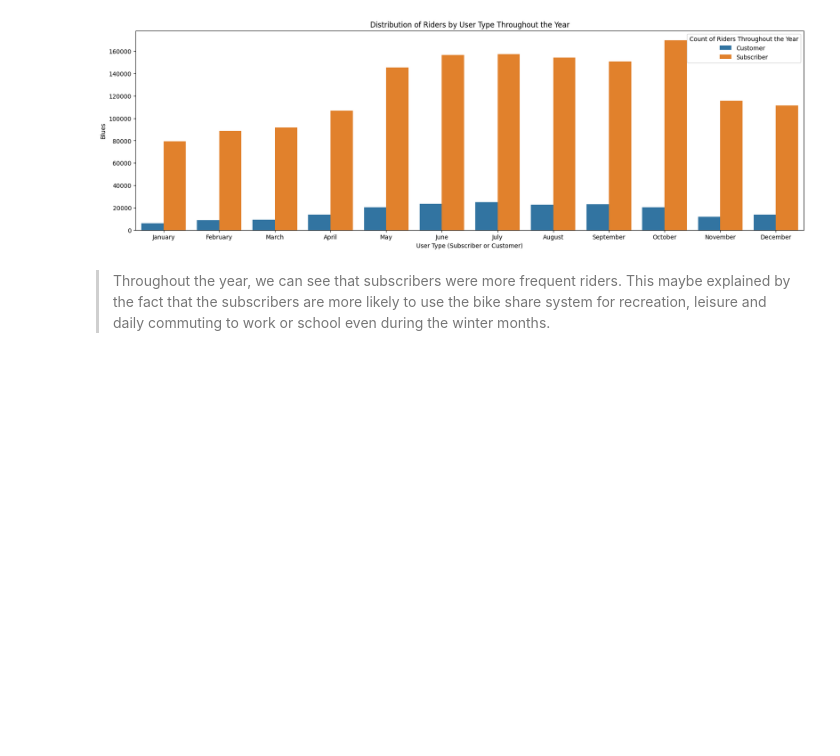
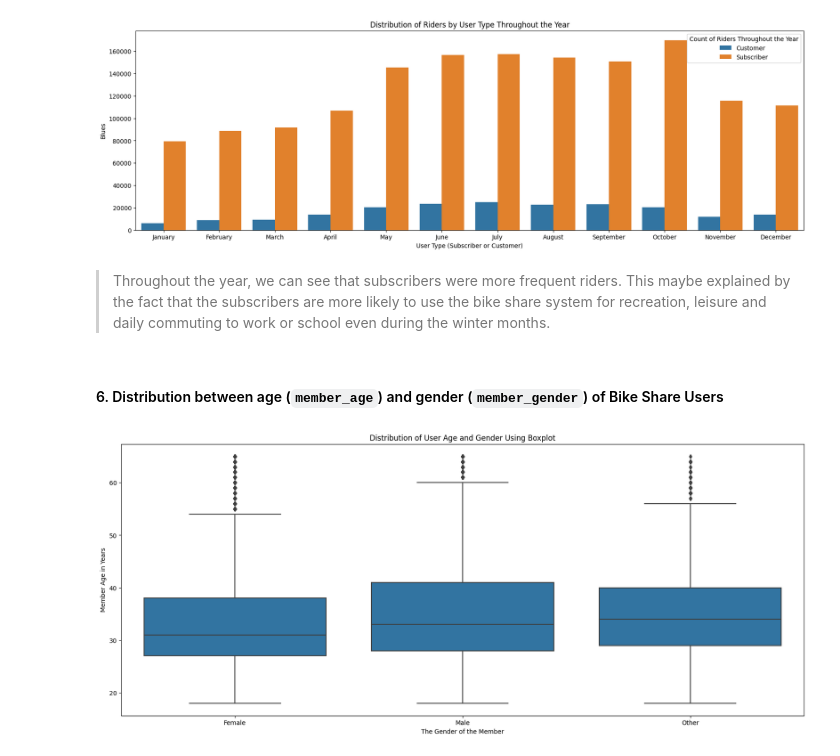
Before and after one commit to kisyular/data-visualization-project, a Jupyter notebook: Part_I_exploration.ipynb, the cells around one changed output. Drawn from its saved outputs; the diff is of its cells as text; code cells hidden in the pictures; blank space fills up the shorter version.

Commit message:
FEAT: BIVARARIATE EXPLORATION: CODE FOR RELATIONSHIP BETWEEN MEMBER AGE AND THEIR GENDER

```diff
--- a/Part_I_exploration.ipynb
+++ b/Part_I_exploration.ipynb
@@ -1038,3 +1038,14 @@ plot_bivariate_countplot(
 [figure]
 # %% [markdown]
 > Throughout the year, we can see that subscribers were more frequent riders. This maybe explained by the fact that the subscribers are more likely to use the bike share system for recreation, leisure and daily commuting to work or school even during the winter months.
+# %% [markdown]
+#### 6. Distribution between age (`member_age`) and gender (`member_gender`) of Bike Share Users
+# %%
+# Plot a boxplot of `member_age` and `member_gender` using boxplot
+plt.figure(figsize=(20, 8))
+sb.boxplot(data=cc_bike_data, x='member_gender', y='member_age', color=base_color)
+plt.xlabel('The Gender of the Member')
+plt.ylabel('Member Age in Years')
+plt.title('Distribution of User Age and Gender Using Boxplot');
+# %% [output]
+[figure, added]
```
Also changed, not shown: parts of 4 cells of this notebook.
